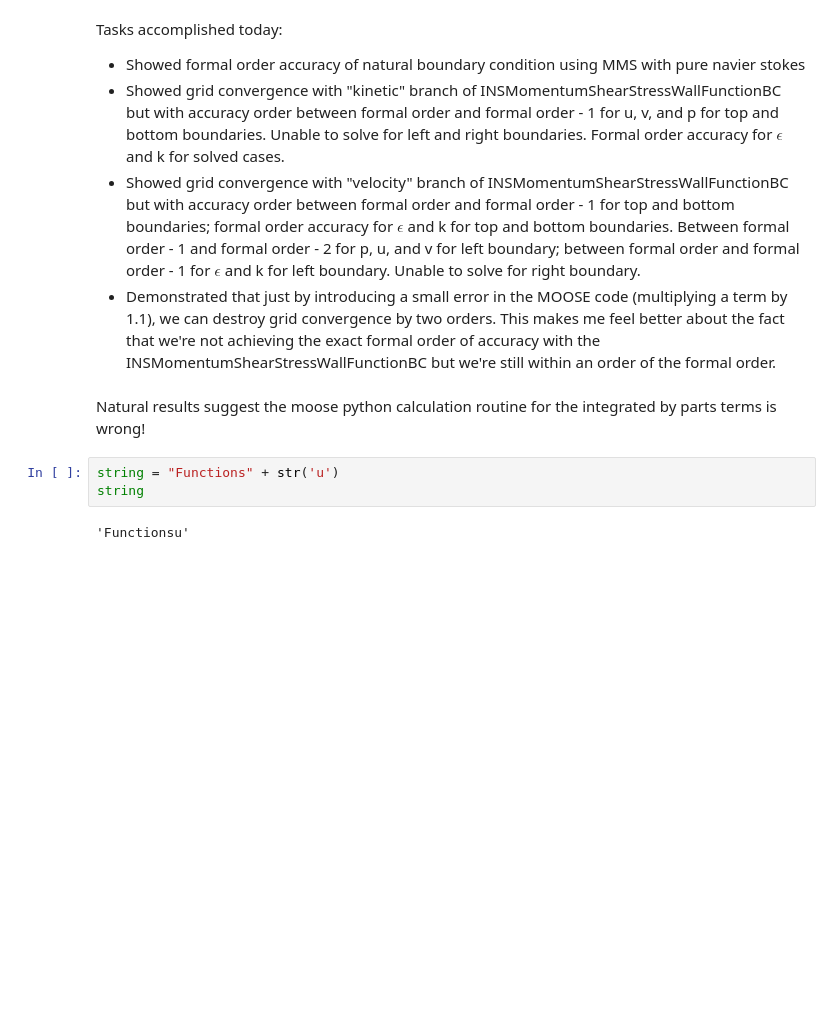
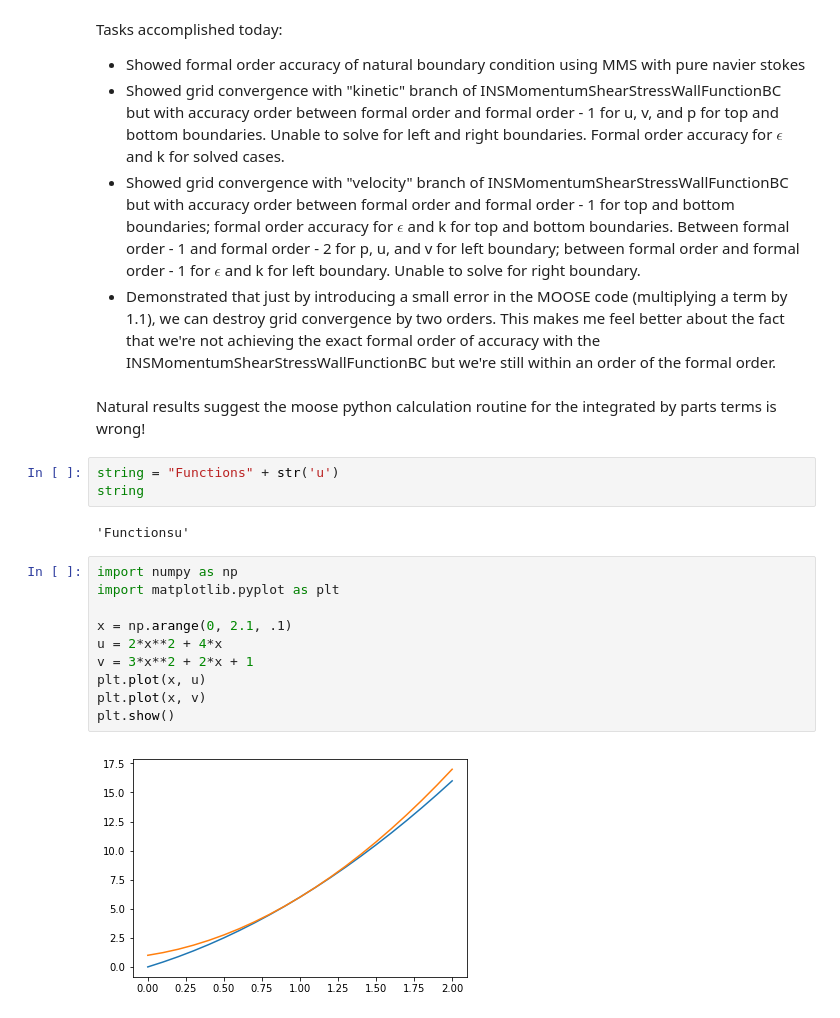
Before and after one commit to JIMMY-KSU/jupyter_notebooks, a Jupyter notebook: moose-notes.ipynb, the cells around one changed output. Drawn from its saved outputs; the diff is of its cells as text; blank space fills up the shorter version.

```diff
--- a/moose-notes.ipynb
+++ b/moose-notes.ipynb
@@ -1538,3 +1538,15 @@ string = "Functions" + str('u')
 string
 # %% [output]
 'Functionsu'
+# %%
+import numpy as np
+import matplotlib.pyplot as plt
+
+x = np.arange(0, 2.1, .1)
+u = 2*x**2 + 4*x
+v = 3*x**2 + 2*x + 1
+plt.plot(x, u)
+plt.plot(x, v)
+plt.show()
+# %% [output]
+[figure, added]
```
Also changed, not shown: parts of 1 cell of this notebook, 2 other files.
